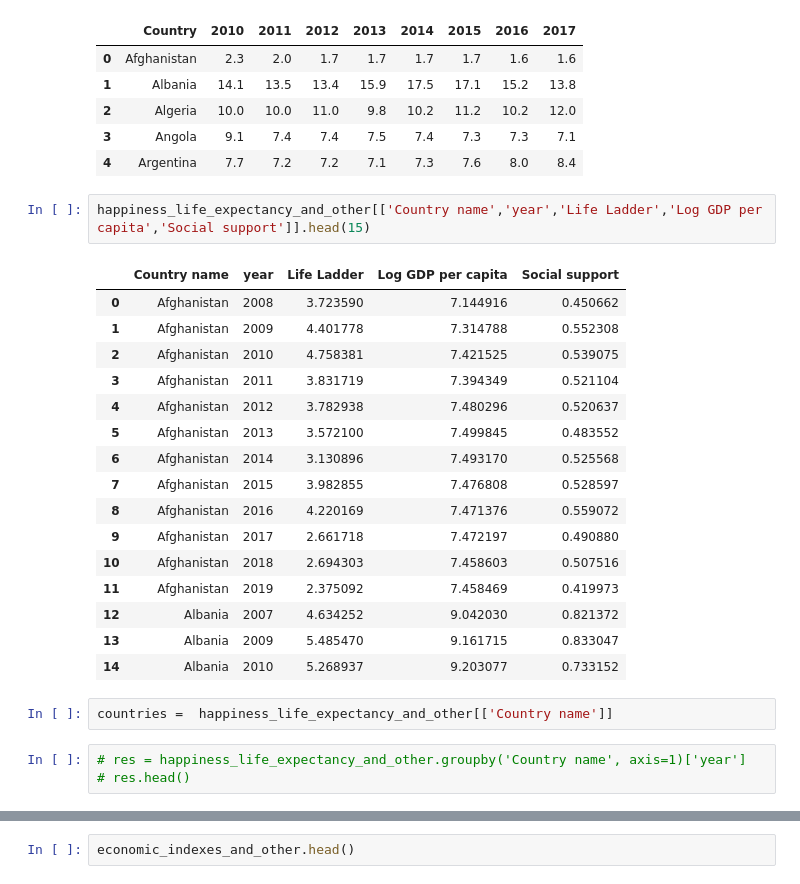
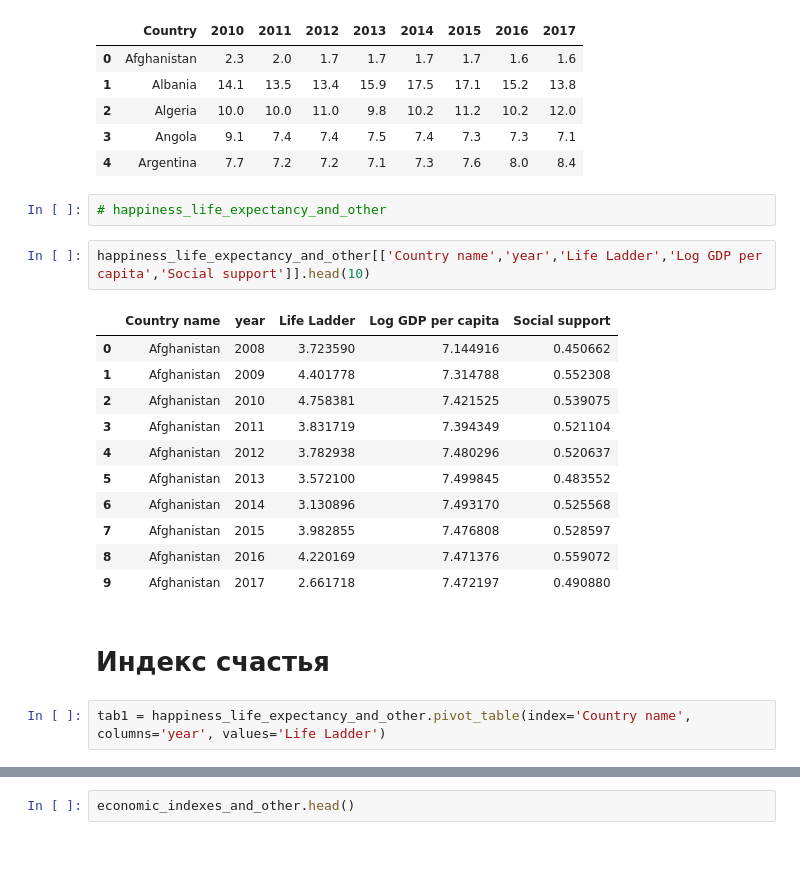
Before and after one commit to team-hack-0819/social-env, a Jupyter notebook: data.ipynb, the cells around one changed output, grey strips where cells are left out. Saved outputs shown, nothing was run; the diff lists cells and outputs as text; blank space fills up the shorter version.

```diff
--- a/data.ipynb
+++ b/data.ipynb
@@ -101,27 +101,23 @@ unemployment[['Country','2010','2011','2012','2013','2014','2015','2016','2017']
 | 2 | Algeria | 10.0 | 10.0 | 11.0 | 9.8 | 10.2 | 11.2 | 10.2 | 12.0 |
 | 3 | Angola | 9.1 | 7.4 | 7.4 | 7.5 | 7.4 | 7.3 | 7.3 | 7.1 |
 | 4 | Argentina | 7.7 | 7.2 | 7.2 | 7.1 | 7.3 | 7.6 | 8.0 | 8.4 |
+# %%
+# happiness_life_expectancy_and_other
 # %%
-happiness_life_expectancy_and_other[['Country name','year','Life Ladder','Log GDP per capita','Social support']].head(15)
+happiness_life_expectancy_and_other[['Country name','year','Life Ladder','Log GDP per capita','Social support']].head(10)
 # %% [output]
 |  | Country name | year | Life Ladder | Log GDP per capita | Social support |
 | 0 | Afghanistan | 2008 | 3.723590 | 7.144916 | 0.450662 |
 | 1 | Afghanistan | 2009 | 4.401778 | 7.314788 | 0.552308 |
 | 2 | Afghanistan | 2010 | 4.758381 | 7.421525 | 0.539075 |
 | 3 | Afghanistan | 2011 | 3.831719 | 7.394349 | 0.521104 |
 | 4 | Afghanistan | 2012 | 3.782938 | 7.480296 | 0.520637 |
 | 5 | Afghanistan | 2013 | 3.572100 | 7.499845 | 0.483552 |
 | 6 | Afghanistan | 2014 | 3.130896 | 7.493170 | 0.525568 |
 | 7 | Afghanistan | 2015 | 3.982855 | 7.476808 | 0.528597 |
 | 8 | Afghanistan | 2016 | 4.220169 | 7.471376 | 0.559072 |
 | 9 | Afghanistan | 2017 | 2.661718 | 7.472197 | 0.490880 |
-| 10 | Afghanistan | 2018 | 2.694303 | 7.458603 | 0.507516 |
-| 11 | Afghanistan | 2019 | 2.375092 | 7.458469 | 0.419973 |
-| 12 | Albania | 2007 | 4.634252 | 9.042030 | 0.821372 |
-| 13 | Albania | 2009 | 5.485470 | 9.161715 | 0.833047 |
-| 14 | Albania | 2010 | 5.268937 | 9.203077 | 0.733152 |
-# %%
-countries =  happiness_life_expectancy_and_other[['Country name']]
-# %%
-# res = happiness_life_expectancy_and_other.groupby('Country name', axis=1)['year']
-# res.head()
+# %% [markdown]
+# Индекс счастья
+# %%
+tab1 = happiness_life_expectancy_and_other.pivot_table(index='Country name', columns='year', values='Life Ladder')
```
Also changed, not shown: parts of 8 cells of this notebook.
